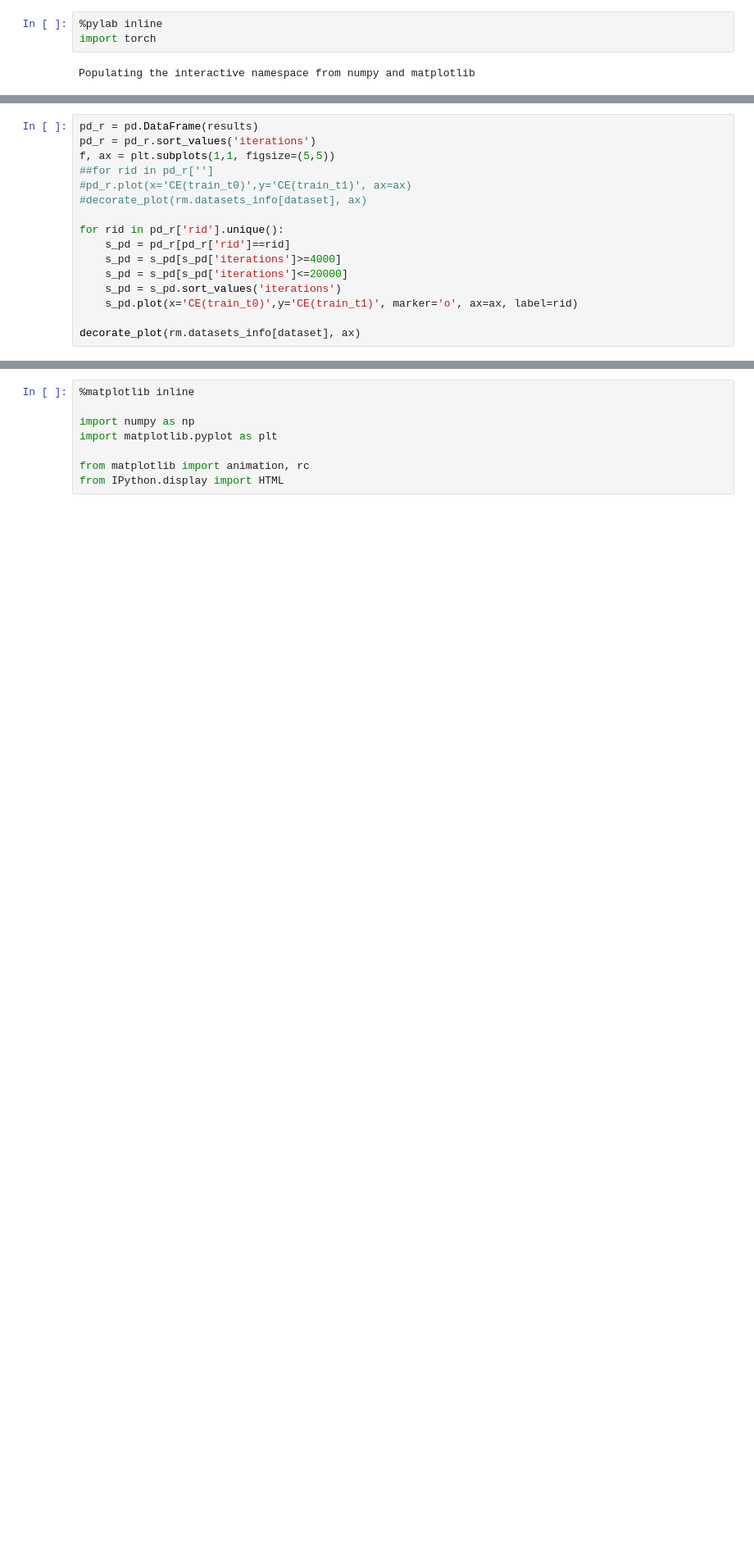
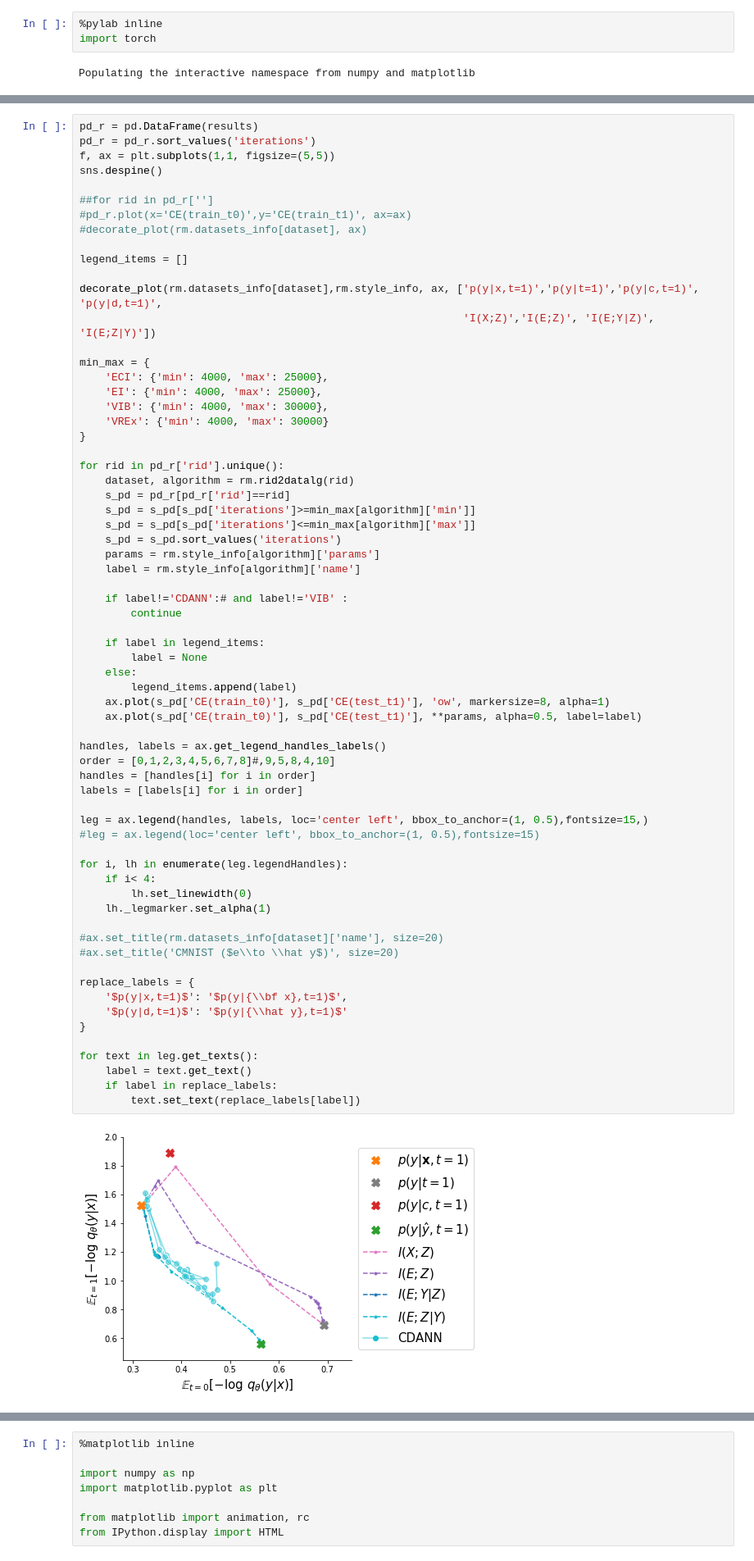
Before and after one commit to mfederici/JADE, a Jupyter notebook: results.ipynb, the cells around one changed output, grey strips where cells are left out. Shown at 82% size. Saved outputs shown, nothing was run; the diff lists cells and outputs as text; blank space fills up the shorter version.

```diff
--- a/results.ipynb
+++ b/results.ipynb
@@ -392,16 +429,0 @@ VIB
-# %%
-pd_r = pd.DataFrame(results)
-pd_r = pd_r.sort_values('iterations')
-f, ax = plt.subplots(1,1, figsize=(5,5))
-##for rid in pd_r['']
-#pd_r.plot(x='CE(train_t0)',y='CE(train_t1)', ax=ax)
-#decorate_plot(rm.datasets_info[dataset], ax)
-
-for rid in pd_r['rid'].unique():
-    s_pd = pd_r[pd_r['rid']==rid]
-    s_pd = s_pd[s_pd['iterations']>=4000]
-    s_pd = s_pd[s_pd['iterations']<=20000]
-    s_pd = s_pd.sort_values('iterations')
-    s_pd.plot(x='CE(train_t0)',y='CE(train_t1)', marker='o', ax=ax, label=rid)
-
-decorate_plot(rm.datasets_info[dataset], ax)
@@ -541,0 +430,68 @@ sid = '1'
+# %%
+pd_r = pd.DataFrame(results)
+pd_r = pd_r.sort_values('iterations')
+f, ax = plt.subplots(1,1, figsize=(5,5))
+sns.despine()
+
+##for rid in pd_r['']
+#pd_r.plot(x='CE(train_t0)',y='CE(train_t1)', ax=ax)
+#decorate_plot(rm.datasets_info[dataset], ax)
+
+legend_items = []
+
+decorate_plot(rm.datasets_info[dataset],rm.style_info, ax, ['p(y|x,t=1)','p(y|t=1)','p(y|c,t=1)', 'p(y|d,t=1)',
+                                                            'I(X;Z)','I(E;Z)', 'I(E;Y|Z)', 'I(E;Z|Y)'])
+
+min_max = {
+    'ECI': {'min': 4000, 'max': 25000},
+    'EI': {'min': 4000, 'max': 25000},
+    'VIB': {'min': 4000, 'max': 30000},
+    'VREx': {'min': 4000, 'max': 30000}
+}
+
+for rid in pd_r['rid'].unique():
+    dataset, algorithm = rm.rid2datalg(rid)
+    s_pd = pd_r[pd_r['rid']==rid]
+    s_pd = s_pd[s_pd['iterations']>=min_max[algorithm]['min']]
+    s_pd = s_pd[s_pd['iterations']<=min_max[algorithm]['max']]
+    s_pd = s_pd.sort_values('iterations')
+    params = rm.style_info[algorithm]['params']
+    label = rm.style_info[algorithm]['name']
+
+    if label!='CDANN':# and label!='VIB' :
+        continue
+
+    if label in legend_items:
+        label = None
+    else:
+        legend_items.append(label)
+    ax.plot(s_pd['CE(train_t0)'], s_pd['CE(test_t1)'], 'ow', markersize=8, alpha=1)
+    ax.plot(s_pd['CE(train_t0)'], s_pd['CE(test_t1)'], **params, alpha=0.5, label=label)
+
+handles, labels = ax.get_legend_handles_labels()
+order = [0,1,2,3,4,5,6,7,8]#,9,5,8,4,10]
+handles = [handles[i] for i in order]
+labels = [labels[i] for i in order]
+
+leg = ax.legend(handles, labels, loc='center left', bbox_to_anchor=(1, 0.5),fontsize=15,)
+#leg = ax.legend(loc='center left', bbox_to_anchor=(1, 0.5),fontsize=15)
+
+for i, lh in enumerate(leg.legendHandles):
+    if i< 4:
+        lh.set_linewidth(0)
+    lh._legmarker.set_alpha(1)
+
+#ax.set_title(rm.datasets_info[dataset]['name'], size=20)
+#ax.set_title('CMNIST ($e\\to \\hat y$)', size=20)
+
+replace_labels = {
+    '$p(y|x,t=1)$': '$p(y|{\\bf x},t=1)$',
+    '$p(y|d,t=1)$': '$p(y|{\\hat y},t=1)$'
+}
+
+for text in leg.get_texts():
+    label = text.get_text()
+    if label in replace_labels:
+        text.set_text(replace_labels[label])
+# %% [output]
+[figure, added]
```
Also changed, not shown: parts of 15 cells of this notebook, 8 other files.
